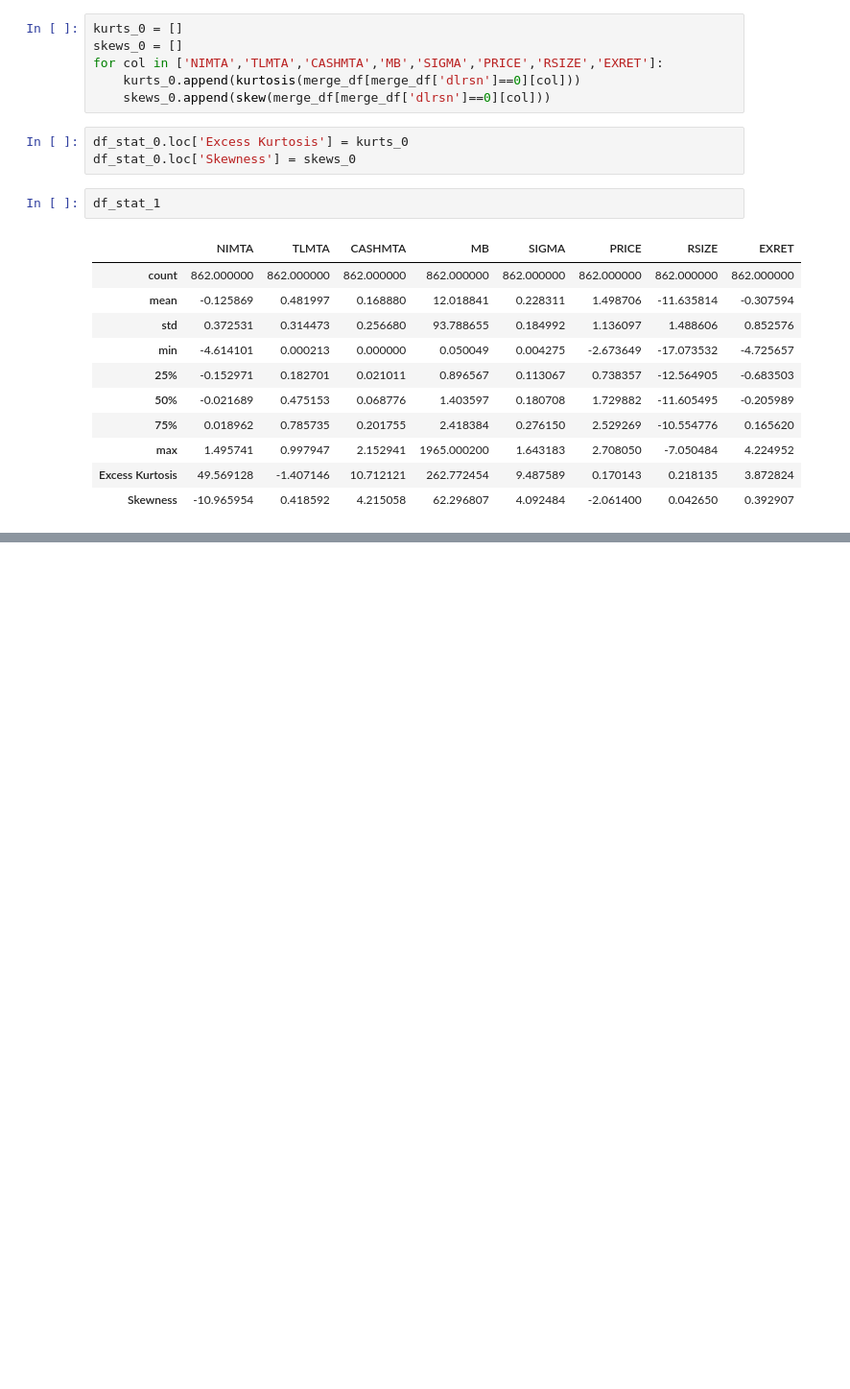
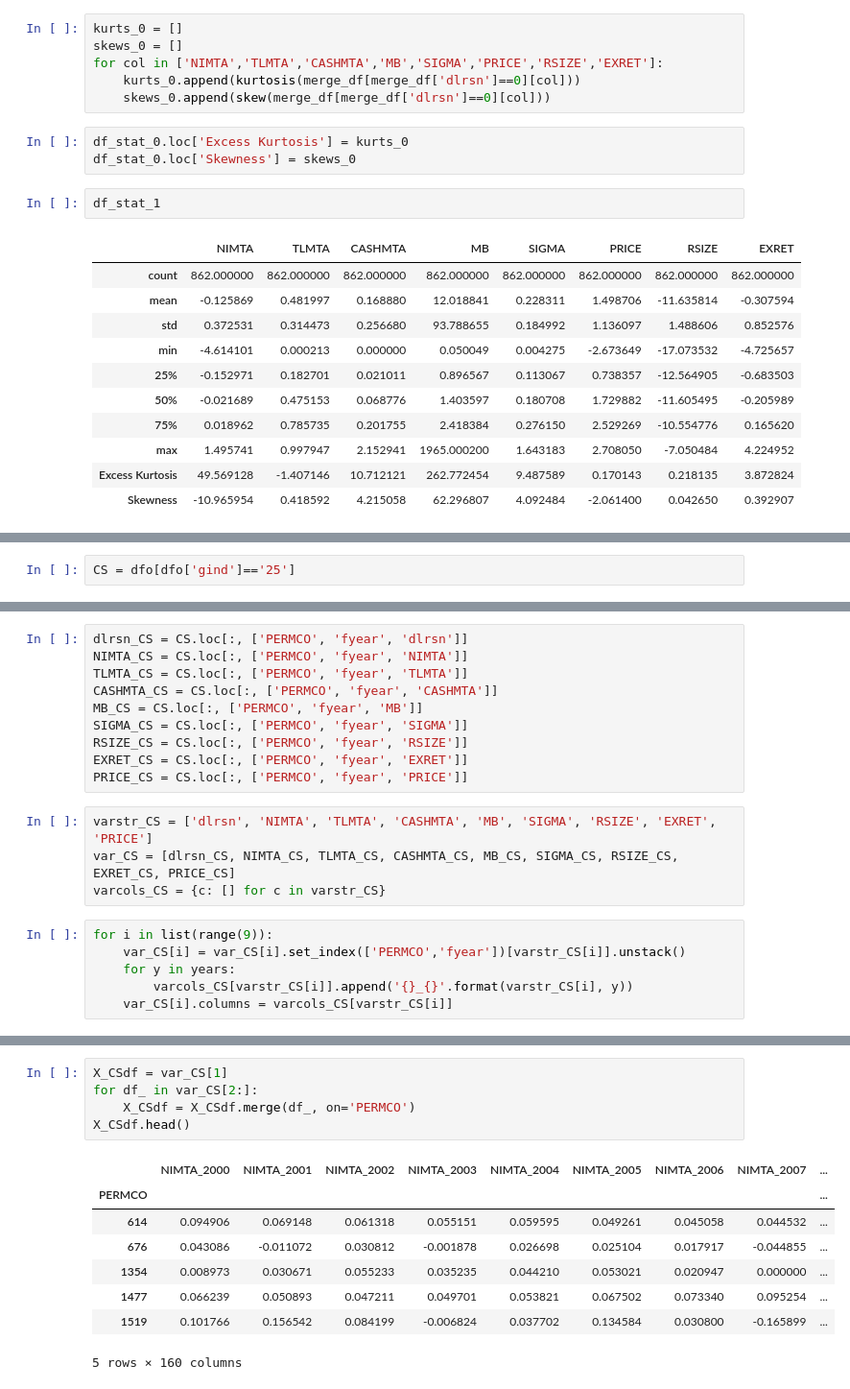
Before and after one commit to evamferreira/Thesis_Rep, a Jupyter notebook: Data/data_treat.ipynb, the cells around one changed output, grey strips where cells are left out. Shown: that part at 96% size. Saved outputs shown, nothing was run; the diff lists cells and outputs as text; blank space fills up the shorter version.

```diff
--- a/Data/data_treat.ipynb
+++ b/Data/data_treat.ipynb
@@ -835,0 +918,2 @@ df_stat_1
+# %%
+CS = dfo[dfo['gind']=='25']
@@ -835,0 +926,20 @@ df_stat_1
+# %%
+dlrsn_CS = CS.loc[:, ['PERMCO', 'fyear', 'dlrsn']]
+NIMTA_CS = CS.loc[:, ['PERMCO', 'fyear', 'NIMTA']]
+TLMTA_CS = CS.loc[:, ['PERMCO', 'fyear', 'TLMTA']]
+CASHMTA_CS = CS.loc[:, ['PERMCO', 'fyear', 'CASHMTA']]
+MB_CS = CS.loc[:, ['PERMCO', 'fyear', 'MB']]
+SIGMA_CS = CS.loc[:, ['PERMCO', 'fyear', 'SIGMA']]
+RSIZE_CS = CS.loc[:, ['PERMCO', 'fyear', 'RSIZE']]
+EXRET_CS = CS.loc[:, ['PERMCO', 'fyear', 'EXRET']]
+PRICE_CS = CS.loc[:, ['PERMCO', 'fyear', 'PRICE']]
+# %%
+varstr_CS = ['dlrsn', 'NIMTA', 'TLMTA', 'CASHMTA', 'MB', 'SIGMA', 'RSIZE', 'EXRET', 'PRICE']
+var_CS = [dlrsn_CS, NIMTA_CS, TLMTA_CS, CASHMTA_CS, MB_CS, SIGMA_CS, RSIZE_CS, EXRET_CS, PRICE_CS]
+varcols_CS = {c: [] for c in varstr_CS}
+# %%
+for i in list(range(9)):
+    var_CS[i] = var_CS[i].set_index(['PERMCO','fyear'])[varstr_CS[i]].unstack()
+    for y in years:
+        varcols_CS[varstr_CS[i]].append('{}_{}'.format(varstr_CS[i], y))
+    var_CS[i].columns = varcols_CS[varstr_CS[i]]
@@ -835,0 +956,14 @@ df_stat_1
+# %%
+X_CSdf = var_CS[1]
+for df_ in var_CS[2:]:
+    X_CSdf = X_CSdf.merge(df_, on='PERMCO')
+X_CSdf.head()
+# %% [output]
+|  | NIMTA_2000 | NIMTA_2001 | NIMTA_2002 | NIMTA_2003 | NIMTA_2004 | NIMTA_2005 | NIMTA_2006 | NIMTA_2007 | ... |
+| PERMCO |  |  |  |  |  |  |  |  | ... |
+| 614 | 0.094906 | 0.069148 | 0.061318 | 0.055151 | 0.059595 | 0.049261 | 0.045058 | 0.044532 | ... |
+| 676 | 0.043086 | -0.011072 | 0.030812 | -0.001878 | 0.026698 | 0.025104 | 0.017917 | -0.044855 | ... |
+| 1354 | 0.008973 | 0.030671 | 0.055233 | 0.035235 | 0.044210 | 0.053021 | 0.020947 | 0.000000 | ... |
+| 1477 | 0.066239 | 0.050893 | 0.047211 | 0.049701 | 0.053821 | 0.067502 | 0.073340 | 0.095254 | ... |
+| 1519 | 0.101766 | 0.156542 | 0.084199 | -0.006824 | 0.037702 | 0.134584 | 0.030800 | -0.165899 | ... |
+5 rows × 160 columns
```
Also changed, not shown: parts of 31 cells of this notebook, 10 other files.
